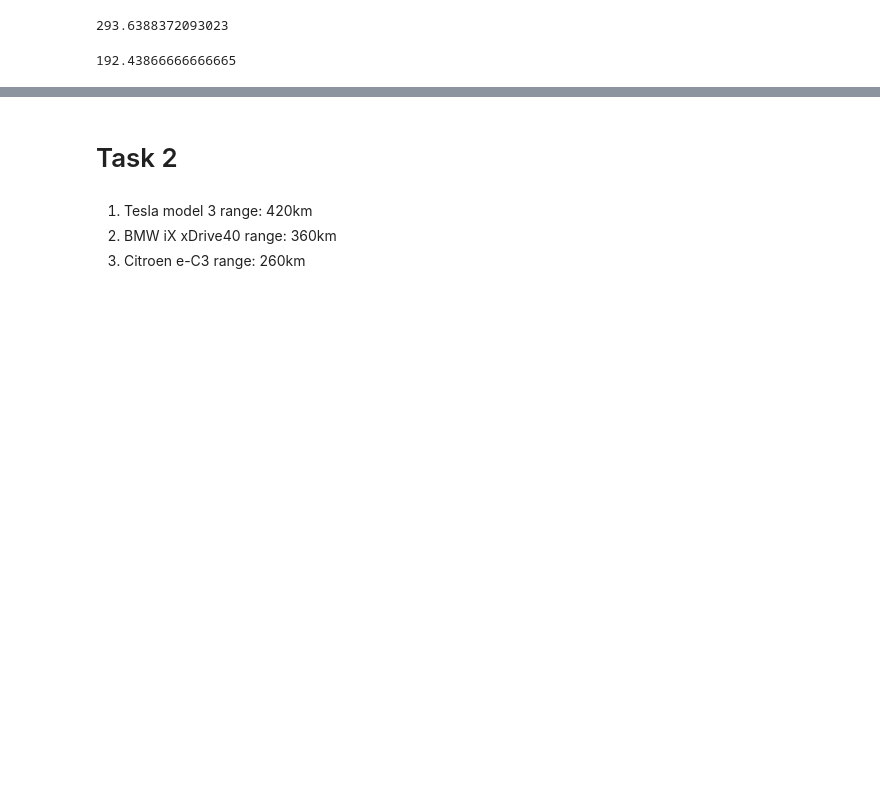
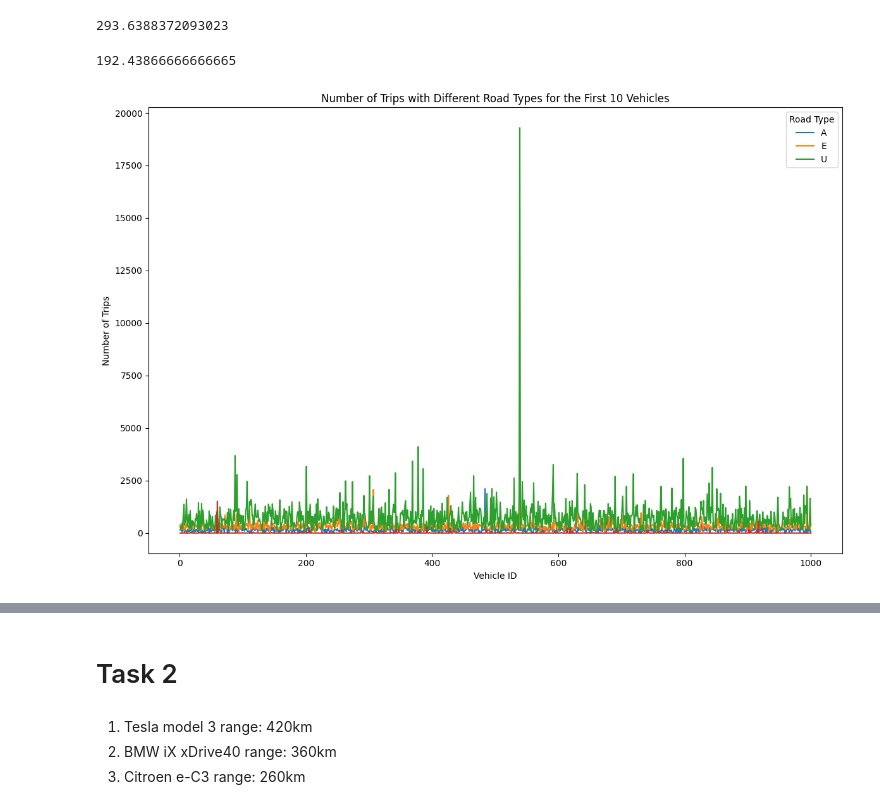
Before and after one commit to Mattiane/ICTforSmartMobilty_project, a Jupyter notebook: lab3/lab3_group18.ipynb, the cells around one changed output, grey strips where cells are left out. Cells and saved outputs as stored; diff of their text form; code cells hidden in the pictures; blank space fills up the shorter version.

```diff
--- a/lab3/lab3_group18.ipynb
+++ b/lab3/lab3_group18.ipynb
@@ -206,3 +206,20 @@ workday_data[630]
 weekend_data[630]
 # %% [output]
 192.43866666666665
+# %%
+#B
+vehicles = data[data["vehicle_id"].isin(data["vehicle_id"].unique())] #[:1000]
+road_type_counts = vehicles.groupby(["vehicle_id", "road"]).size().unstack(fill_value=0)
+
+fig, ax = plt.subplots(figsize=(12, 8))
+for road_type in road_type_counts.columns:
+    ax.plot(road_type_counts.index, road_type_counts[road_type], label=road_type)
+
+    ax.set_title("Number of Trips with Different Road Types for the First 10 Vehicles")
+    ax.set_ylabel("Number of Trips")
+    ax.set_xlabel("Vehicle ID")
+    ax.legend(title="Road Type")
+plt.tight_layout()
+plt.show()
+# %% [output]
+[figure, added]
```
Also changed, not shown: parts of 3 cells of this notebook, 2 other files.
